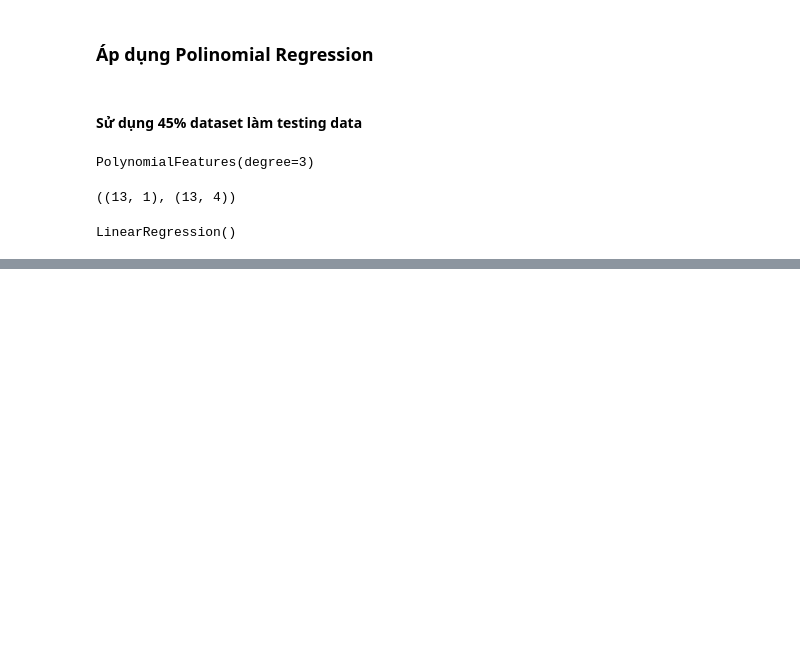
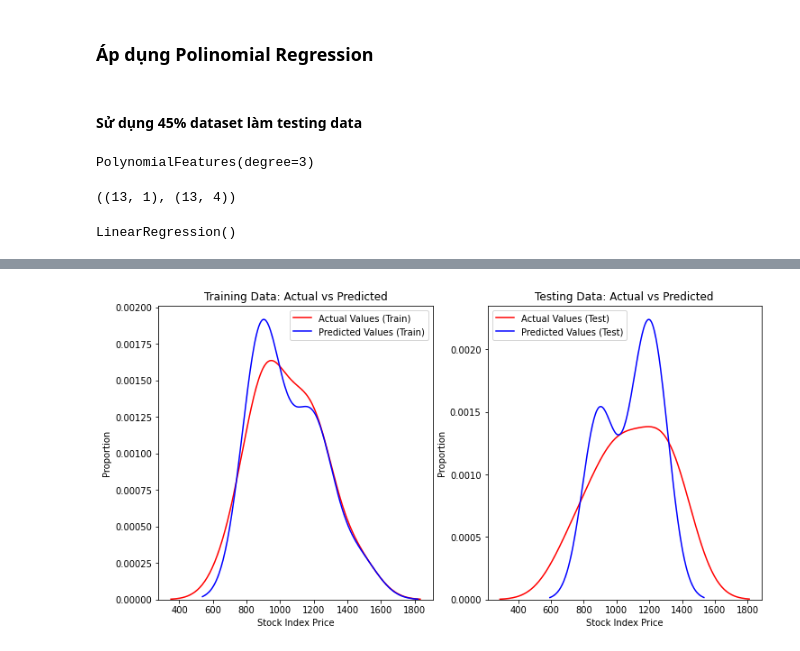
Before and after one commit to hieplk97/Data-Science, a Jupyter notebook: Data Pre-processing and Analysis/Exercise/Chapter 08/Ex2 Economy.ipynb, the cells around one changed output, grey strips where cells are left out. Drawn from its saved outputs; the diff is of its cells as text; code cells hidden in the pictures; blank space fills up the shorter version.

```diff
--- a/Data Pre-processing and Analysis/Exercise/Chapter 08/Ex2 Economy.ipynb
+++ b/Data Pre-processing and Analysis/Exercise/Chapter 08/Ex2 Economy.ipynb
@@ -267,0 +281,14 @@ df_compare_pr.head()
+# %%
+yhat_test_pr = poly.predict(X_test_pr)
+yhat_train_pr = poly.predict(X_train_pr)
+# %%
+plt.figure(figsize=(12, 6))
+plt.subplot(1, 2, 1)
+title = 'Training Data: Actual vs Predicted'
+DistrbutionPlot(y_train, yhat_train_pr, 'Actual Values (Train)', 'Predicted Values (Train)', title)
+plt.subplot(1, 2, 2)
+title = 'Testing Data: Actual vs Predicted'
+DistrbutionPlot(y_test, yhat_test_pr, 'Actual Values (Test)', 'Predicted Values (Test)', title)
+plt.show()
+# %% [output]
+[figure, added]
```
Also changed, not shown: parts of 21 cells of this notebook.
